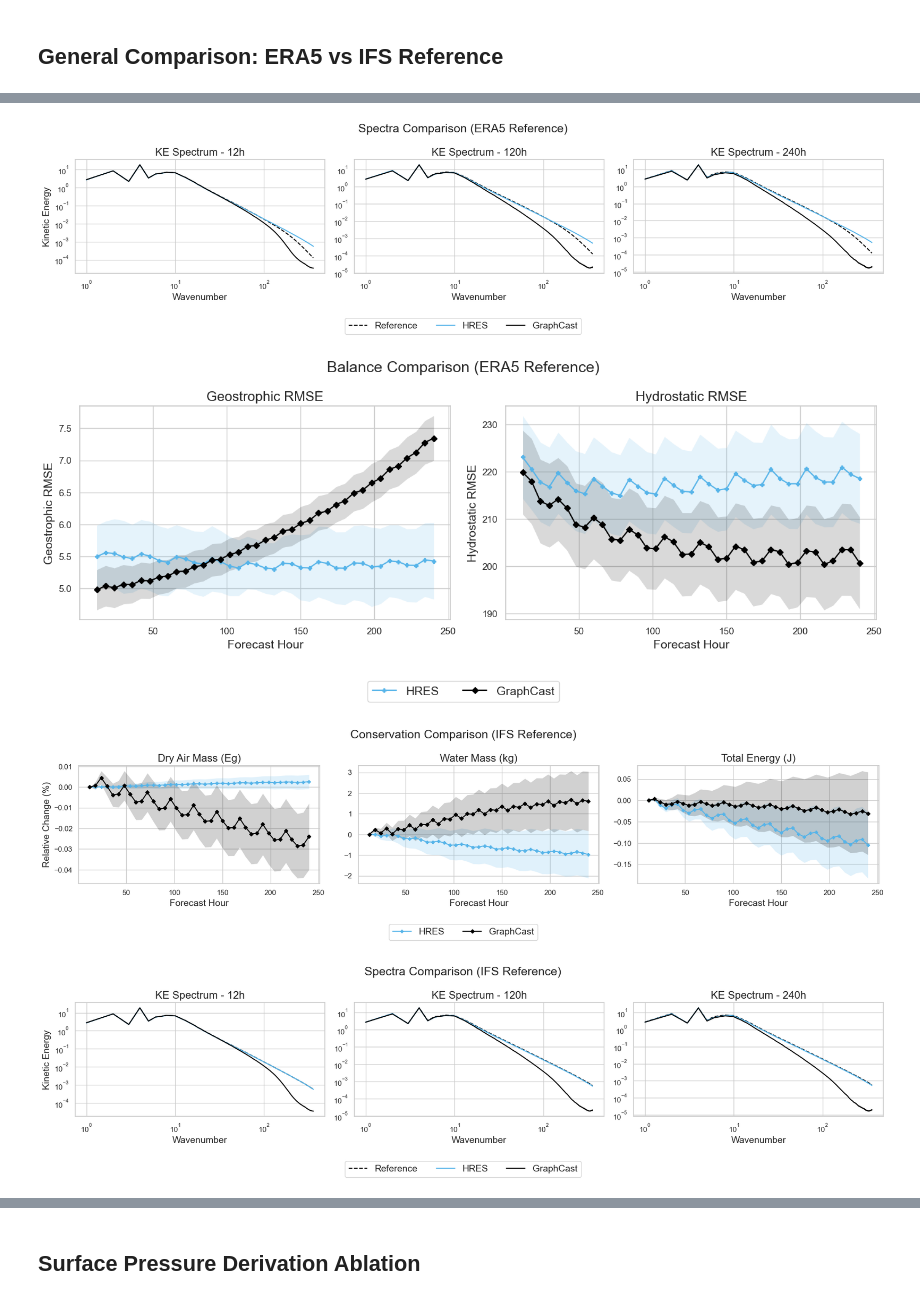
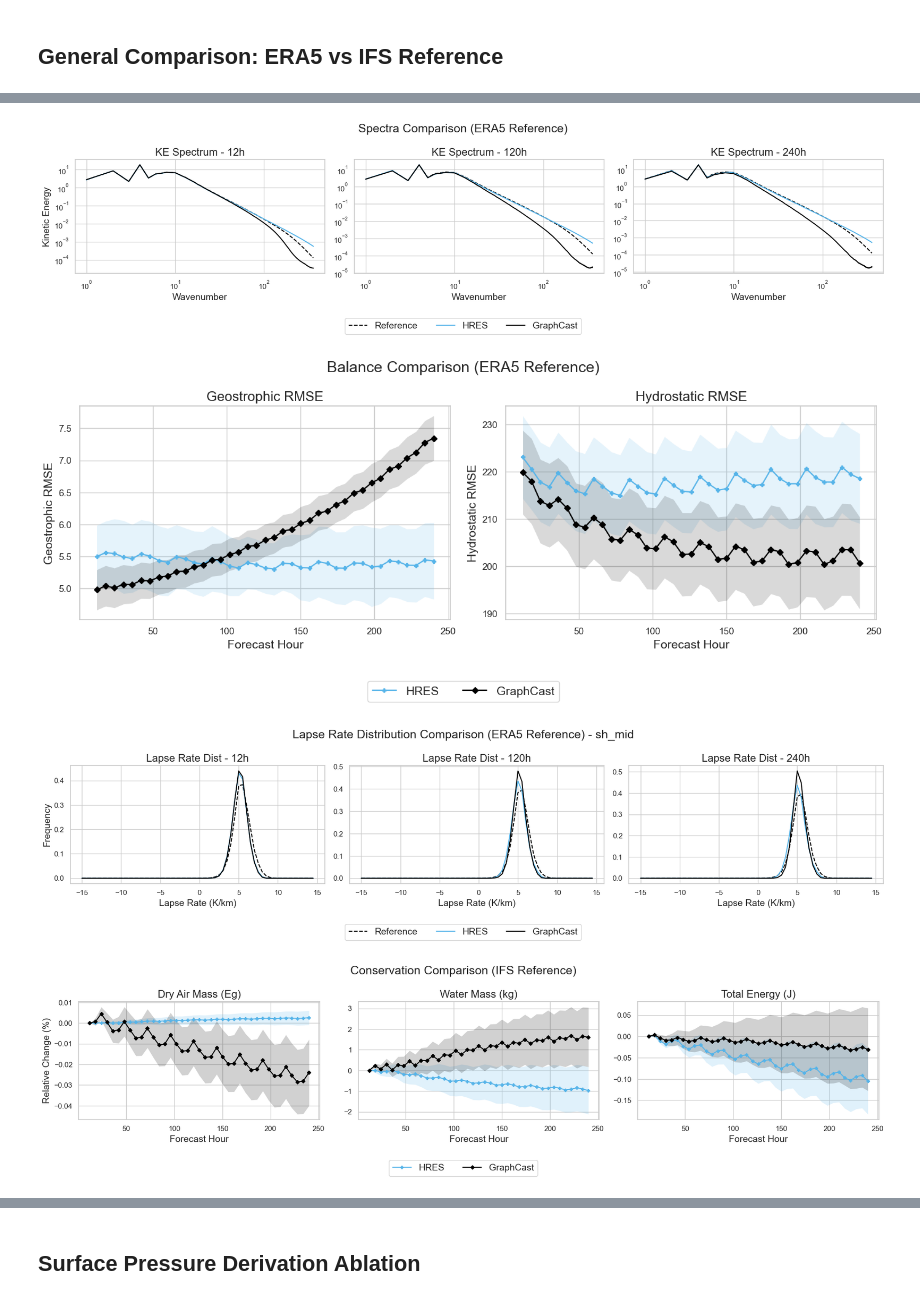
Before and after one commit to Emmakast/PhysMetrics.Weather, a Jupyter notebook: Notebook/ablation_ifs_graphcast_comprehensive.ipynb, the cells around one changed output, grey strips where cells are left out. Cells and saved outputs as stored; diff of their text form; code cells hidden in the pictures.

Commit message:
new readme and plots

```diff
--- a/Notebook/ablation_ifs_graphcast_comprehensive.ipynb
+++ b/Notebook/ablation_ifs_graphcast_comprehensive.ipynb
@@ -186,7 +186,7 @@ def plot_combined_lapse_rate(results_dir, reference_name):
     df_all = pd.concat(frames, ignore_index=True)
 
     leads = [12, 120, 240]
-    region = "nh_mid"
+    region = "sh_mid"
     df_all = df_all[df_all["region"] == region]
 
     fig, axes = plt.subplots(1, 3, figsize=(18, 4))
@@ -200,32 +200,32 @@ def plot_combined_lapse_rate(results_dir, reference_name):
             ax.plot(ref_agg["bin_edge_lower"], ref_agg["freq_ref"], color="black", linestyle="--", label="Reference")
 
         for model in MODELS:
             msub = sub[sub["model"] == model]
             if msub.empty: continue
             agg = msub.groupby("bin_edge_lower")["freq_pred"].mean().reset_index()
             style = MODEL_STYLES.get(model, {"color": "grey", "marker": "."})
             ax.plot(agg["bin_edge_lower"], agg["freq_pred"], label=NICE.get(model, model), color=style["color"])
 
         ax.set_title(f"Lapse Rate Dist - {lt}h", fontsize=16)
         ax.set_xlabel("Lapse Rate (K/km)", fontsize=14)
         if ax == axes[0]: ax.set_ylabel("Frequency", fontsize=14)
 
     handles, labels = axes[2].get_legend_handles_labels()
     fig.legend(handles, labels, loc='lower center', bbox_to_anchor=(0.5, -0.15), ncol=len(labels), fontsize=14)
     fig.suptitle(f"Lapse Rate Distribution Comparison ({reference_name} Reference) - {region}", fontsize=18)
     fig.tight_layout()
     plt.savefig(PLOTS_DIR / f"lapse_rate_dist_{reference_name}.png", bbox_inches="tight")
     plt.show()
 
 # Generate plots for both ERA5 and IFS
 for d, name in [(ERA5_DIR, "ERA5"), (IFS_DIR, "IFS")]:
     plot_combined_conservation(d, name)
     plot_combined_spectra(d, name)
     plot_combined_balance(d, name)
     plot_combined_lapse_rate(d, name)
 # %% [output]
 [figure]
 [figure]
 [figure]
-[figure, old version]
+[figure, new version]
-[figure, old version]
+[figure, new version]
```
Also changed, not shown: parts of 1 cell of this notebook, 1 other file.
